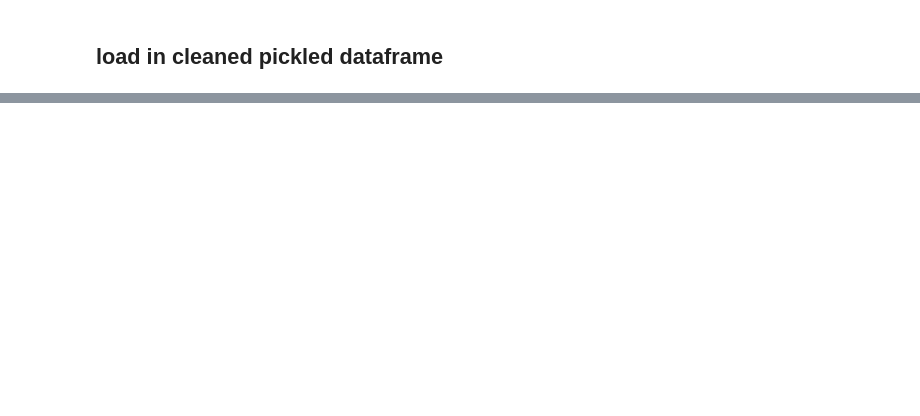
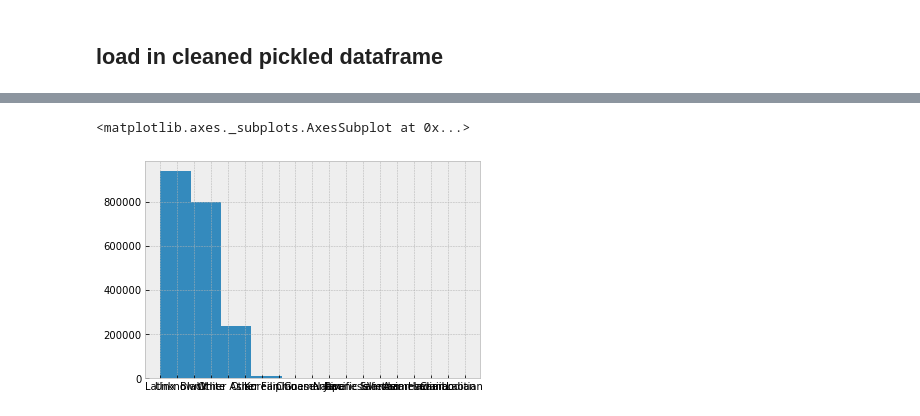
Before and after one commit to sidneykung/LA_crime_forecasting, a Jupyter notebook: eda_sidney.ipynb, the cells around one changed output, grey strips where cells are left out. Cells and saved outputs as stored; diff of their text form; code cells hidden in the pictures; blank space fills up the shorter version.

```diff
--- a/eda_sidney.ipynb
+++ b/eda_sidney.ipynb
@@ -21,0 +73,5 @@ clean_df.head()
+# %%
+clean_df['Victim Descent'].hist()
+# %% [output]
+<matplotlib.axes._subplots.AxesSubplot at 0x...>
+[figure, added]
```
Also changed, not shown: parts of 15 cells of this notebook.
